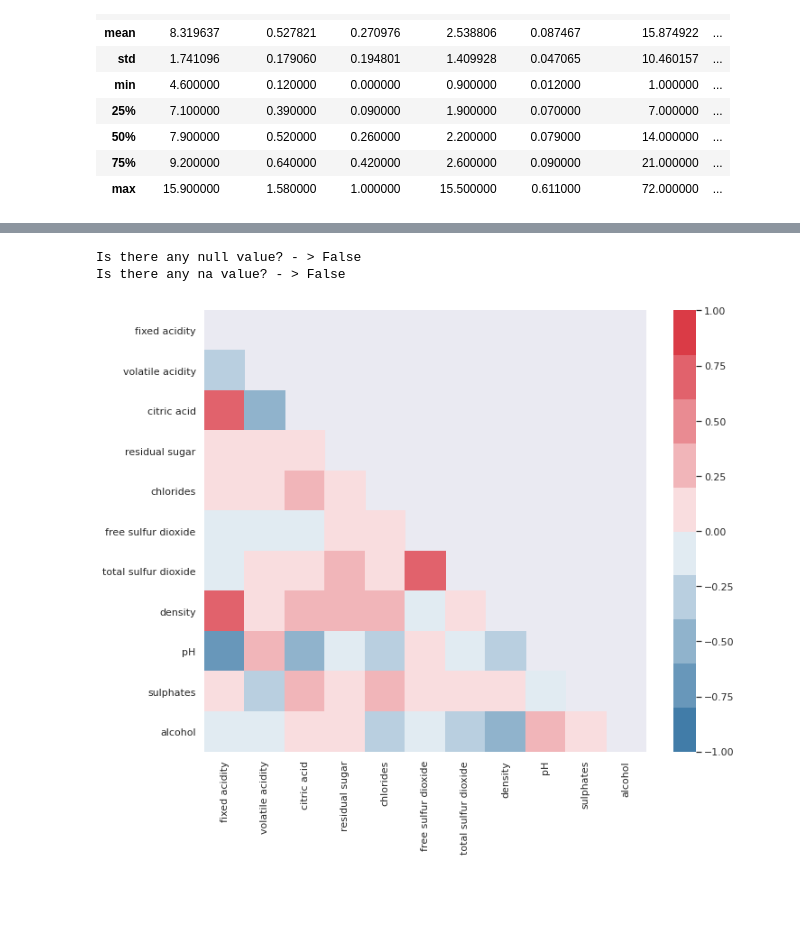
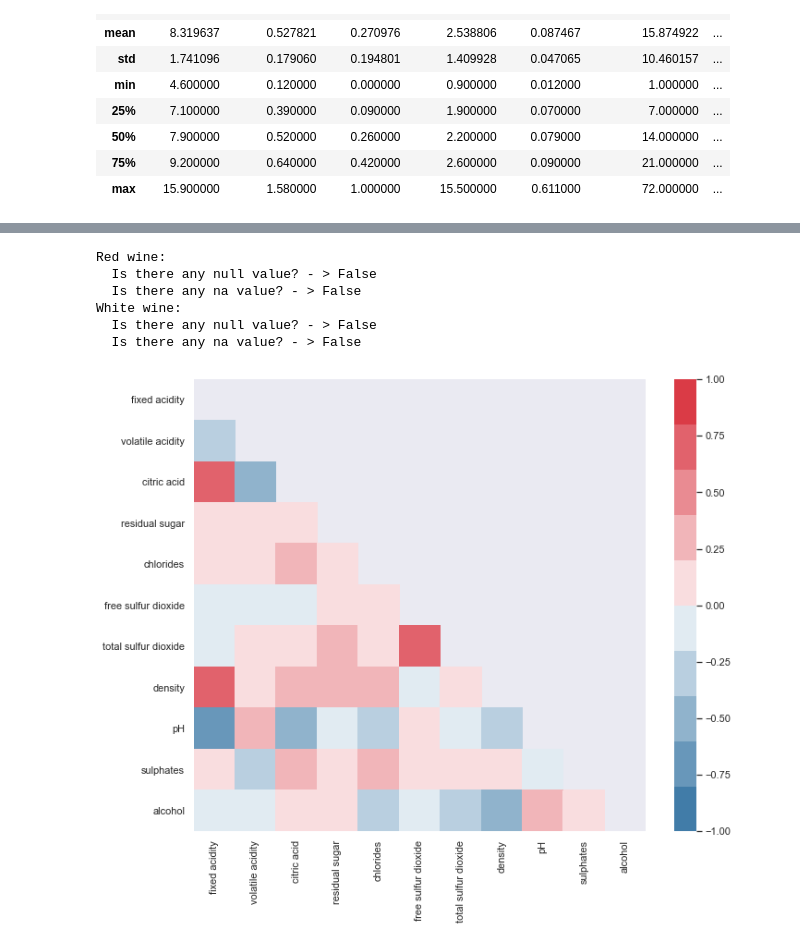
Before and after one commit to infoshareacademy/jdszr2-DataResearchers, a Jupyter notebook: ML/main.ipynb, the cells around one changed output, grey strips where cells are left out. Cells and saved outputs as stored; diff of their text form; code cells hidden in the pictures; blank space fills up the shorter version.

Commit message:
Added some interesting graphs

```diff
--- a/ML/main.ipynb
+++ b/ML/main.ipynb
@@ -50,15 +76,19 @@ wine_red.describe()
 # %%
-print(f"Is there any null value? - > {wine_red.isnull().values.any()}\nIs there any na value? - > {wine_red.isna().values.any()}")
+print(f"Red wine:\n  Is there any null value? - > {wine_red.isnull().values.any()}\n  Is there any na value? - > {wine_red.isna().values.any()}\nWhite wine:\n  Is there any null value? - > {wine_white.isnull().values.any()}\n  Is there any na value? - > {wine_white.isna().values.any()}")
 # %% [output]
-Is there any null value? - > False
-Is there any na value? - > False
+Red wine:
+  Is there any null value? - > False
+  Is there any na value? - > False
+White wine:
+  Is there any null value? - > False
+  Is there any na value? - > False
 # %%
-correlation_matrix = np.round(wine_red.drop("quality",axis=1).corr(),2)
+correlation_matrix_red = np.round(wine_red.drop("quality",axis=1).corr(),2)
 
 sns.set(rc={'figure.figsize':(11,9)}) # okrślenie rozmiaru rysunku
 color_map = sns.diverging_palette(240, 10, n=10) # wybór mapy kolorów
-mask = np.triu(np.ones_like(correlation_matrix), k=0) # maska - ukrycie górnej macierzy trójkątnej
-sns.heatmap(correlation_matrix,vmin=-1.,vmax=1.,cmap=color_map,mask=mask,square=True) # wykonanie wykresu
+mask = np.triu(np.ones_like(correlation_matrix_red), k=0) # maska - ukrycie górnej macierzy trójkątnej
+sns.heatmap(correlation_matrix_red,vmin=-1.,vmax=1.,cmap=color_map,mask=mask,square=True) # wykonanie wykresu
 pass
 # %% [output]
-[figure, old version]
+[figure, new version]
```
Also changed, not shown: parts of 24 cells of this notebook.
